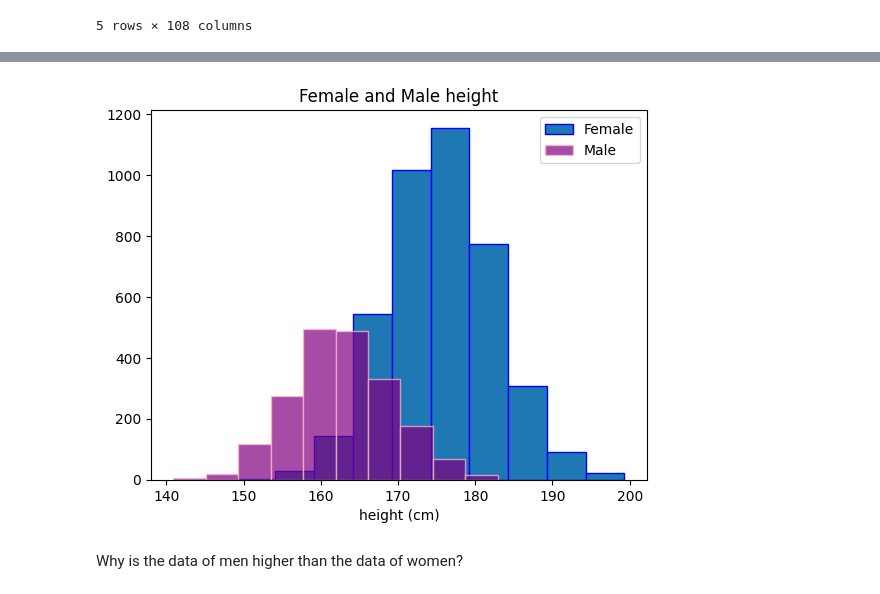
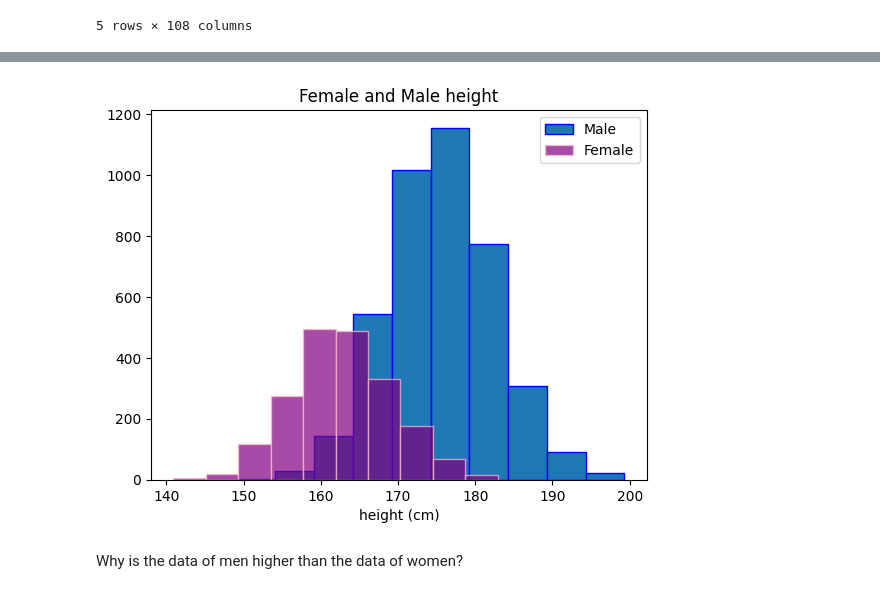
Before and after one commit to KhadijehValipour/ANSUR, a Jupyter notebook: ANSUR.ipynb, the cells around one changed output, grey strips where cells are left out. Saved outputs shown, nothing was run; the diff lists cells and outputs as text; code cells hidden in the pictures.

```diff
--- a/ANSUR.ipynb
+++ b/ANSUR.ipynb
@@ -61,15 +67,15 @@ plt.show()
 # %%
 Female_height = data.query("Gender == 0")["stature"]
 Male_height = data.query("Gender == 1")["stature"]
 
 plt.hist(Male_height , edgecolor="blue" )
 plt.hist(Female_height , color="purple" , edgecolor="pink"  , alpha=0.7)
 plt.title("Female and Male height")
-plt.legend(["Female" , "Male"])
+plt.legend(["Male" , "Female"])
 plt.xlabel("height (cm)")
 plt.show()
 # %% [output]
-[figure, old version]
+[figure, new version]
 # %% [markdown]
 Why is the data of men higher than the data of women?
 # %% [markdown]
```
Also changed, not shown: parts of 4 cells of this notebook.
